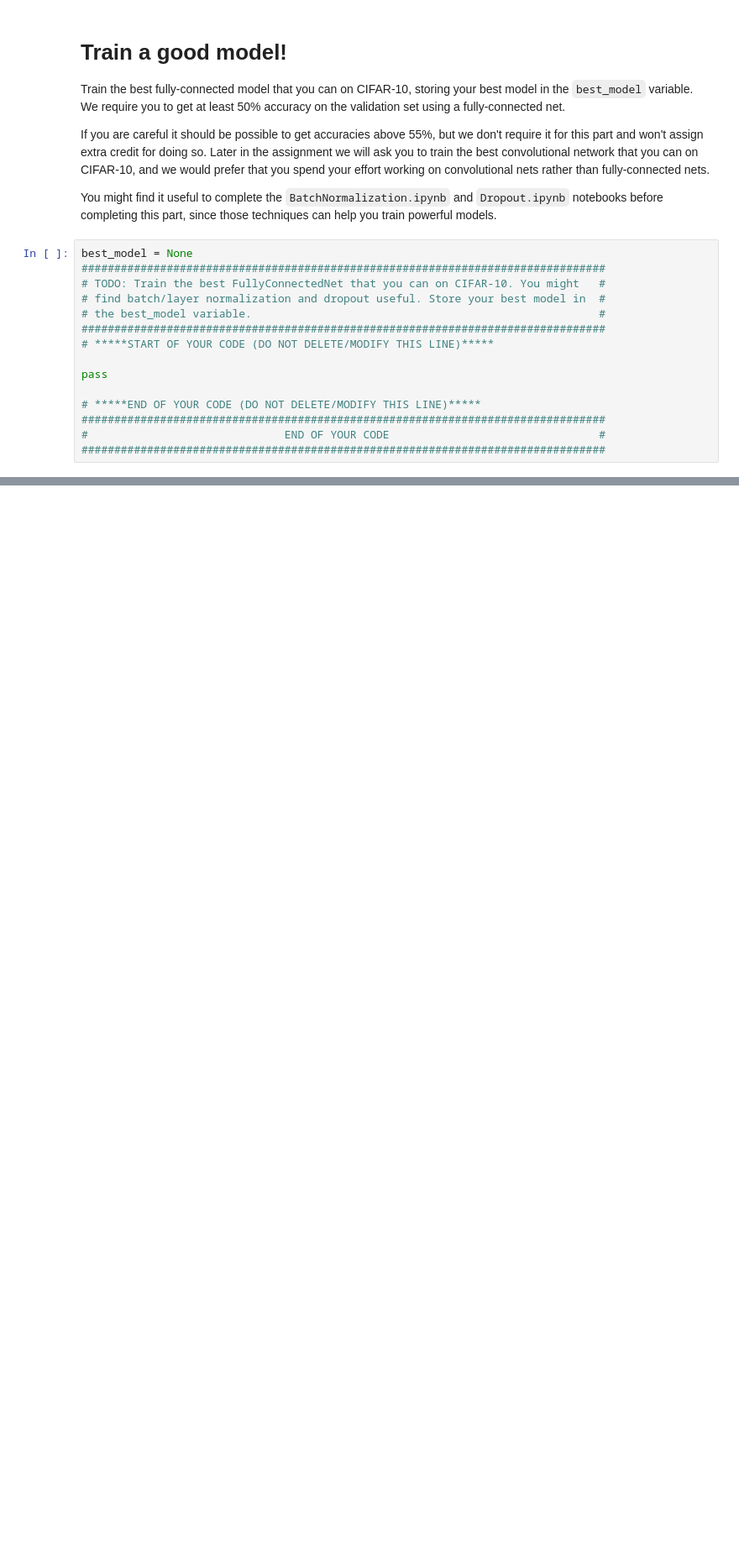
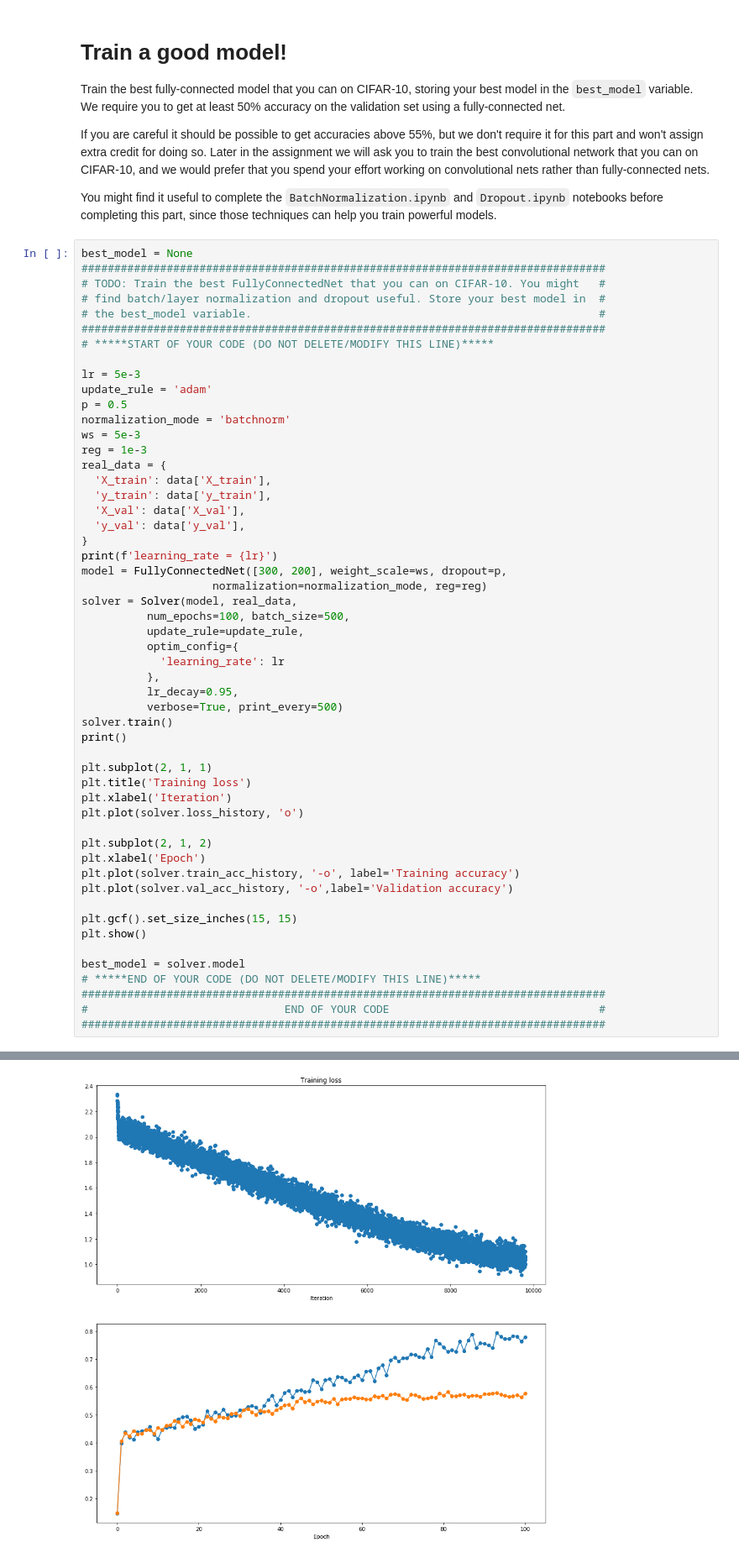
Before and after one commit to lollows/assignment2, a Jupyter notebook: FullyConnectedNets.ipynb, the cells around one changed output, grey strips where cells are left out. Shown: that part at 84% size. Drawn from its saved outputs; the diff is of its cells as text; blank space fills up the shorter version.

```diff
--- a/FullyConnectedNets.ipynb
+++ b/FullyConnectedNets.ipynb
@@ -835,9 +835,48 @@ best_model = None
 ################################################################################
 # *****START OF YOUR CODE (DO NOT DELETE/MODIFY THIS LINE)*****
 
-pass
+lr = 5e-3
+update_rule = 'adam'
+p = 0.5
+normalization_mode = 'batchnorm'
+ws = 5e-3
+reg = 1e-3
+real_data = {
+  'X_train': data['X_train'],
+  'y_train': data['y_train'],
+  'X_val': data['X_val'],
+  'y_val': data['y_val'],
+}
+print(f'learning_rate = {lr}')
+model = FullyConnectedNet([300, 200], weight_scale=ws, dropout=p,
+                    normalization=normalization_mode, reg=reg)
+solver = Solver(model, real_data,
+          num_epochs=100, batch_size=500,
+          update_rule=update_rule,
+          optim_config={
+            'learning_rate': lr
+          },
+          lr_decay=0.95,
+          verbose=True, print_every=500)
+solver.train()
+print()
 
+plt.subplot(2, 1, 1)
+plt.title('Training loss')
+plt.xlabel('Iteration')
+plt.plot(solver.loss_history, 'o')
+
+plt.subplot(2, 1, 2)
+plt.xlabel('Epoch')
+plt.plot(solver.train_acc_history, '-o', label='Training accuracy')
+plt.plot(solver.val_acc_history, '-o',label='Validation accuracy')
+
+plt.gcf().set_size_inches(15, 15)
+plt.show()
+
+best_model = solver.model
 # *****END OF YOUR CODE (DO NOT DELETE/MODIFY THIS LINE)*****
 ################################################################################
 #                              END OF YOUR CODE                                #
 ################################################################################
+# %% [output]
@@ -844,3 +900,4 @@ pass
+[figure, added]
 # %% [markdown]
 # Test your model!
 Run your best model on the validation and test sets. You should achieve above 50% accuracy on the validation set.
```
Also changed, not shown: parts of 2 cells of this notebook, 3 other files.
